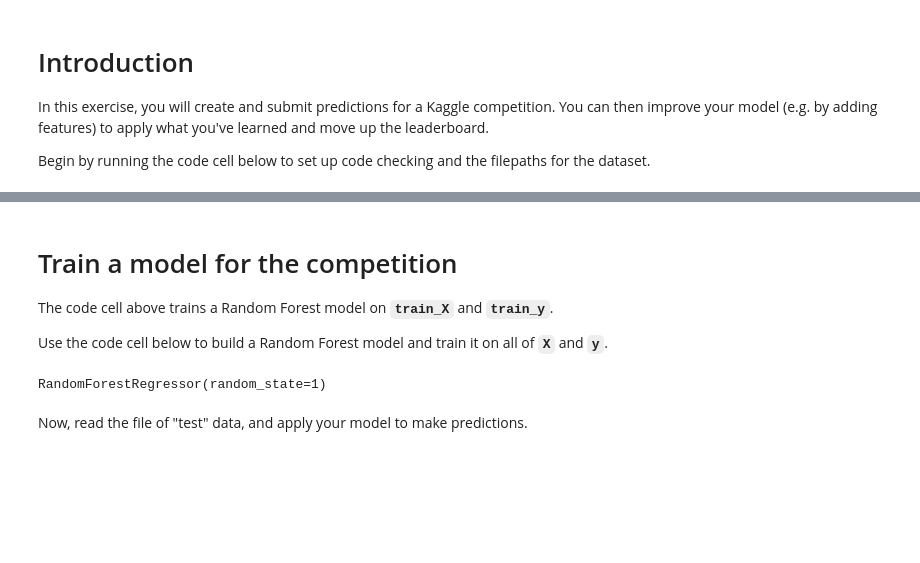
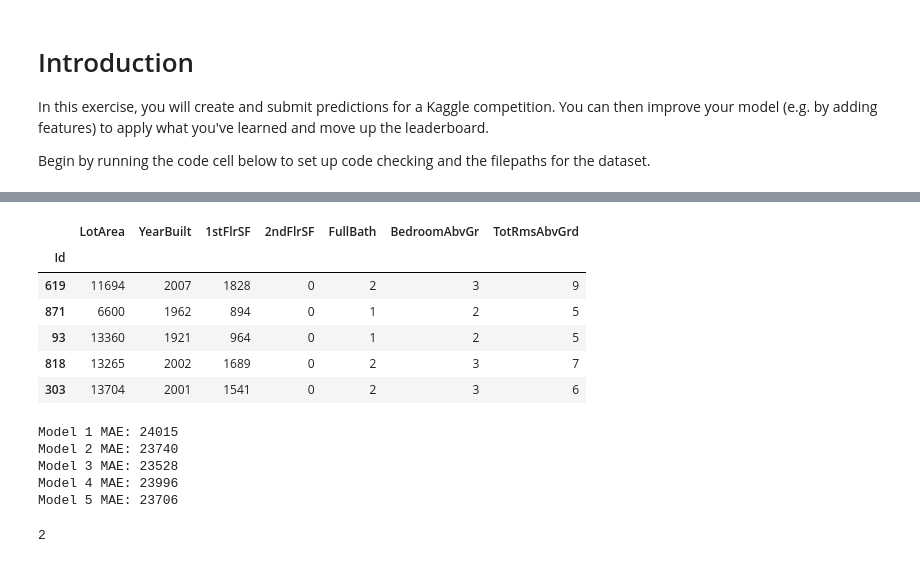
Before and after one commit to dendicott/Kaggle, a Jupyter notebook: exercise-machine-learning-competitions.ipynb, the cells around one changed output, grey strips where cells are left out. Saved outputs shown, nothing was run; the diff lists cells and outputs as text; code cells hidden in the pictures; blank space fills up the shorter version.

Commit message:
Updated notebook for intermediate course - Intro section

```diff
--- a/exercise-machine-learning-competitions.ipynb
+++ b/exercise-machine-learning-competitions.ipynb
@@ -31,15 +11,30 @@ from sklearn.ensemble import RandomForestRegressor
 from sklearn.metrics import mean_absolute_error
 from sklearn.model_selection import train_test_split
 import seaborn as sns
+import os
+
+# Set up filepaths
+f = open("basePath.txt") # basePath.txt contains machine base file path
+basePath = f.read()
+f.close()
+
+train_path =  basePath + "/home-data-for-ml-course/input/train.csv"
+test_path  =  basePath + "/home-data-for-ml-course/input/test.csv"
+
 
 # Load the data, and separate the target
-iowa_file_path = train_path
-home_data = pd.read_csv(iowa_file_path)
-y = home_data.SalePrice
+
+X_full = pd.read_csv(train_path,index_col='Id')
+X_test_full = pd.read_csv(test_path,index_col='Id')
+y = X_full.SalePrice
 
 # Create X (After completing the exercise, you can return to modify this line!)
-features = ['LotArea', 'YearBuilt', '1stFlrSF', '2ndFlrSF', 'FullBath', 'BedroomAbvGr', 'TotRmsAbvGrd','OverallQual','OverallCond','MSSubClass']
+# features = ['LotArea', 'YearBuilt', '1stFlrSF', '2ndFlrSF', 'FullBath', 'BedroomAbvGr', 'TotRmsAbvGrd','OverallQual','OverallCond','MSSubClass']
+features = ['LotArea', 'YearBuilt', '1stFlrSF', '2ndFlrSF', 'FullBath', 'BedroomAbvGr', 'TotRmsAbvGrd']
 
 # Select columns corresponding to features, and preview the data
-X = home_data[features]
-X.head()
+X = X_full[features].copy()
+X_test = X_test_full[features].copy()
+
+# Split into validation and training data
+X_train, X_valid, y_train, y_valid = train_test_split(X, y, train_size=0.8, test_size=0.2,random_state=0)
@@ -64,16 +40,0 @@ print("Validation MAE for Random Forest Model: {:,.0f}".format(rf_val_mae))
-# %% [markdown]
-# Train a model for the competition
-
-The code cell above trains a Random Forest model on **`train_X`** and **`train_y`**.
-
-Use the code cell below to build a Random Forest model and train it on all of **`X`** and **`y`**.
-# %%
-# To improve accuracy, create a new Random Forest model which you will train on all training data
-rf_model_on_full_data = RandomForestRegressor(random_state=1)
-
-# fit rf_model_on_full_data on all data from the training data
-rf_model_on_full_data.fit(X,y)
-# %% [output]
-RandomForestRegressor(random_state=1)
-# %% [markdown]
-Now, read the file of "test" data, and apply your model to make predictions.
@@ -92,0 +41,10 @@ test_preds = rf_model_on_full_data.predict(test_X)
+# %%
+X_train.head()
+# %% [output]
+|  | LotArea | YearBuilt | 1stFlrSF | 2ndFlrSF | FullBath | BedroomAbvGr | TotRmsAbvGrd |
+| Id |  |  |  |  |  |  |  |
+| 619 | 11694 | 2007 | 1828 | 0 | 2 | 3 | 9 |
+| 871 | 6600 | 1962 | 894 | 0 | 1 | 2 | 5 |
+| 93 | 13360 | 1921 | 964 | 0 | 1 | 2 | 5 |
+| 818 | 13265 | 2002 | 1689 | 0 | 2 | 3 | 7 |
+| 303 | 13704 | 2001 | 1541 | 0 | 2 | 3 | 6 |
@@ -92,0 +60,20 @@ test_preds = rf_model_on_full_data.predict(test_X)
+# %%
+def score_model(model, X_t=X_train, X_v=X_valid, y_t=y_train, y_v=y_valid):
+    model.fit(X_t, y_t)
+    preds = model.predict(X_v)
+    return mean_absolute_error(y_v, preds)
+
+mae = {}
+for i in range(0, len(models)):
+    mae[i] = score_model(models[i])
+    print("Model %d MAE: %d" % (i+1, mae[i]))
+# %% [output]
+Model 1 MAE: 24015
+Model 2 MAE: 23740
+Model 3 MAE: 23528
+Model 4 MAE: 23996
+Model 5 MAE: 23706
+# %%
+min(mae, key=mae.get)
+# %% [output]
+2
```
Also changed, not shown: parts of 15 cells of this notebook, 1 other file.
